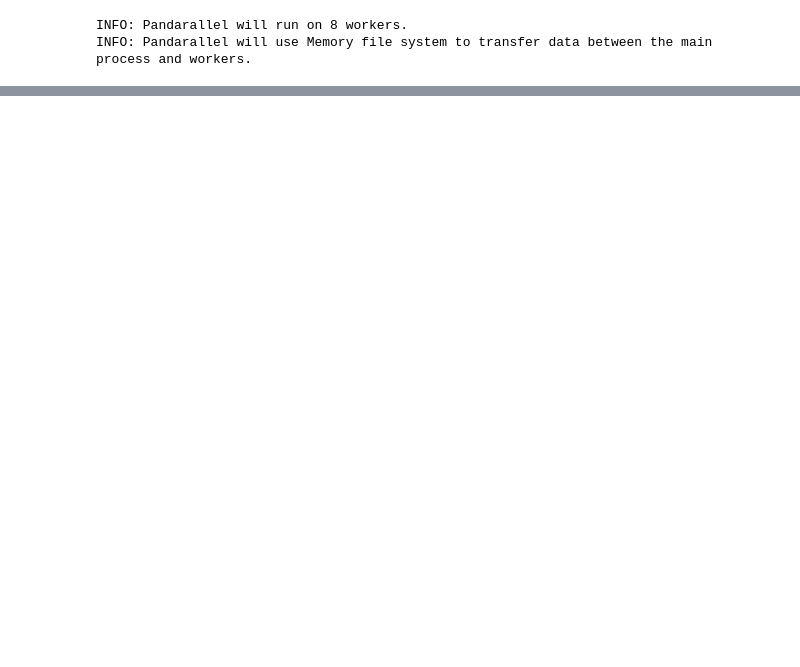
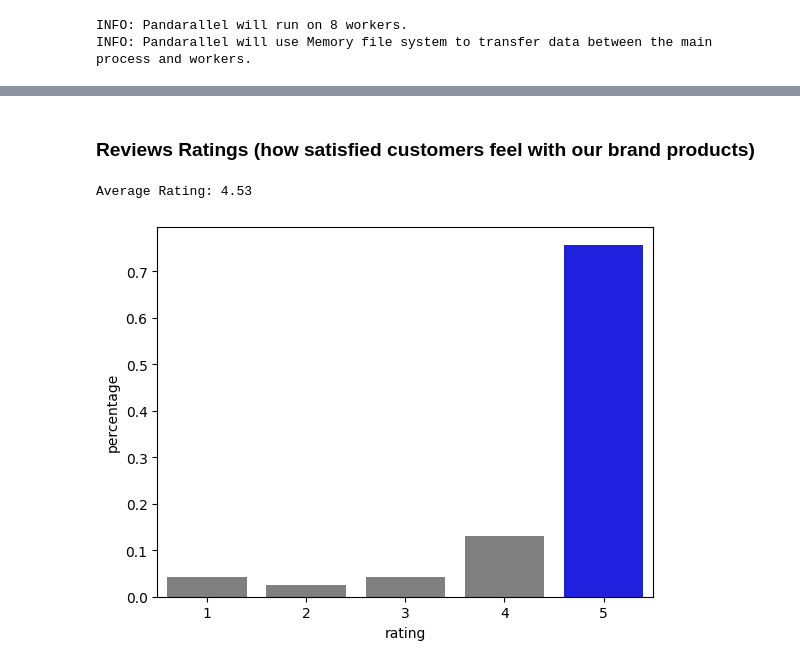
Before and after one commit to saiteki-kai/amazon-reviews, a Jupyter notebook: notebooks/02_analysis.ipynb, the cells around one changed output, grey strips where cells are left out. Saved outputs shown, nothing was run; the diff lists cells and outputs as text; code cells hidden in the pictures; blank space fills up the shorter version.

Commit message:
feat: update data analytics notebook

```diff
--- a/notebooks/02_analysis.ipynb
+++ b/notebooks/02_analysis.ipynb
@@ -458,0 +66,3 @@ fig.tight_layout()
+# %%
+corsair_df = data_df[data_df['brand'] == 'corsair']
+corsair_df.head(5)
@@ -458,0 +78,5 @@ fig.tight_layout()
+# %%
+corsair_df["asin"] = corsair_df["asin"].astype("string").astype("category")
+
+'Number of total Reviews: {}, Number of total Products Reviwed: {}, Mean Number of Reviews Per Product: {}' \
+    .format(len(corsair_df), len(corsair_df["asin"].unique()), corsair_df['asin'].value_counts().mean())
@@ -458,0 +93,10 @@ fig.tight_layout()
+# %%
+period = 'M'
+corsair_df["period"] = corsair_df["timestamp"].dt.to_period(period)
+corsair_df["period"] = corsair_df["period"].dt.to_timestamp()
+
+x = pd.DataFrame(corsair_df["period"].value_counts().reset_index().rename(columns={'index':'period', "period": "count"}))
+
+import plotly.express as px
+
+px.bar(x, x="period", y="count", color_discrete_sequence=['gray'])
@@ -458,0 +115,27 @@ fig.tight_layout()
+# %% [markdown]
+### Reviews Ratings (how satisfied customers feel with our brand products)
+# %%
+rating_df = corsair_df["overall"] \
+    .value_counts(normalize=True) \
+    .reset_index() \
+    .rename(columns={'index':'rating', 'overall':'percentage'})
+
+rating_df = pd.DataFrame(rating_df)
+rating_df["rating"] = rating_df["rating"].astype("category")
+rating_df['color'] = rating_df["rating"].apply(
+    lambda x: "blue" if x == 5 else "gray"
+)
+
+barplot_palette = pd.DataFrame(rating_df.groupby(['rating', 'percentage'])['color'] \
+    .value_counts()) \
+    .rename(columns={'color':'count2'}) \
+    .reset_index() \
+    .sort_values(by='percentage')['color']
+
+sns.barplot(rating_df, y='percentage', x='rating', palette=barplot_palette)
+
+
+print("Average Rating: {:,.2f}".format(corsair_df["overall"].astype("float").mean()))
+# %% [output]
+Average Rating: 4.53
+[figure, added]
```
Also changed, not shown: parts of 66 cells of this notebook.
